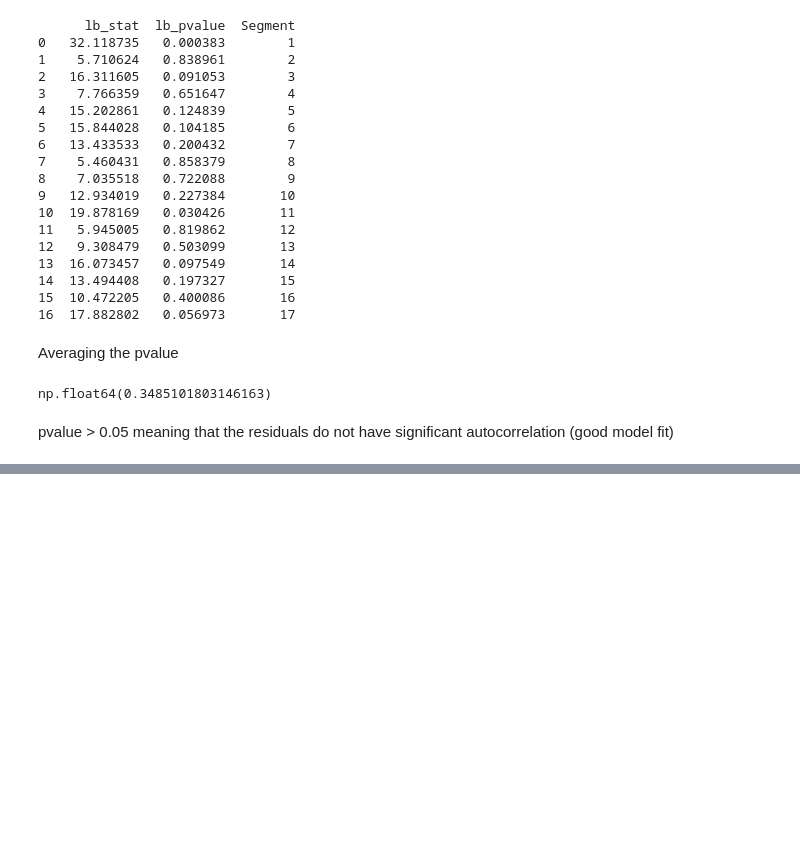
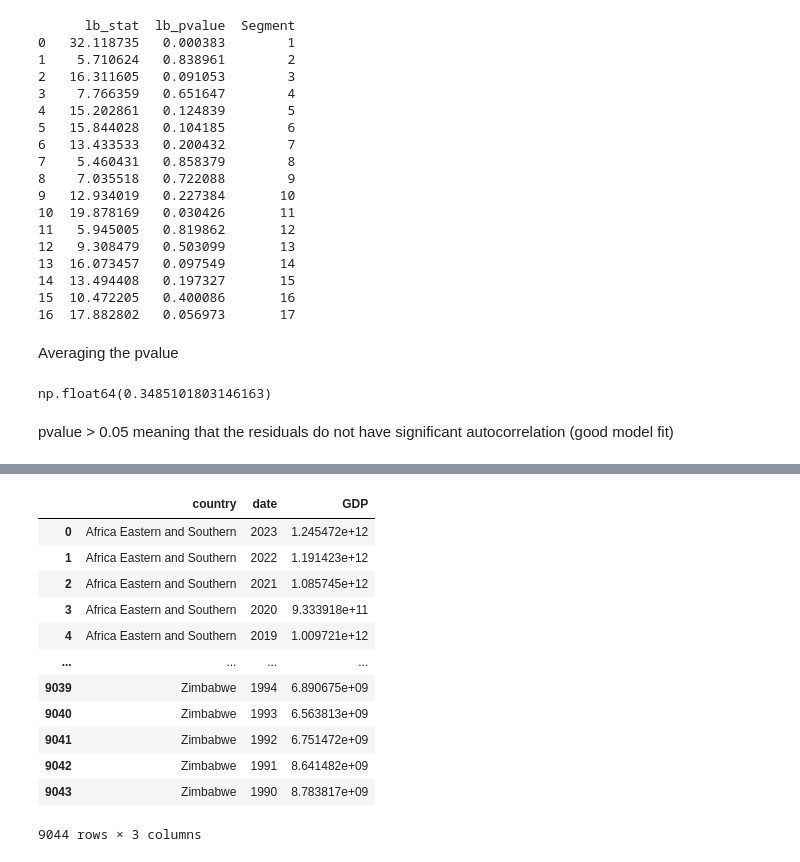
Before and after one commit to basleal22/kaim-week-10, a Jupyter notebook: notebooks/model_vis.ipynb, the cells around one changed output, grey strips where cells are left out. Saved outputs shown, nothing was run; the diff lists cells and outputs as text; code cells hidden in the pictures; blank space fills up the shorter version.

```diff
--- a/notebooks/model_vis.ipynb
+++ b/notebooks/model_vis.ipynb
@@ -306,0 +395,24 @@ pvalue > 0.05 meaning that the residuals do not have significant autocorrelation
+# %%
+#fetch GDP growth rate from world Bank (indicator)
+indicator={'NY.GDP.MKTP.CD':'GDP'}
+#define data range
+start_date='1990'
+end_date = '2024'
+#fetch data
+gdp_data =  wbdata.get_dataframe(indicator, date=(start_date, end_date))
+gdp_data = gdp_data.reset_index()
+gdp_data
+# %% [output]
+|  | country | date | GDP |
+| 0 | Africa Eastern and Southern | 2023 | 1.245472e+12 |
+| 1 | Africa Eastern and Southern | 2022 | 1.191423e+12 |
+| 2 | Africa Eastern and Southern | 2021 | 1.085745e+12 |
+| 3 | Africa Eastern and Southern | 2020 | 9.333918e+11 |
+| 4 | Africa Eastern and Southern | 2019 | 1.009721e+12 |
+| ... | ... | ... | ... |
+| 9039 | Zimbabwe | 1994 | 6.890675e+09 |
+| 9040 | Zimbabwe | 1993 | 6.563813e+09 |
+| 9041 | Zimbabwe | 1992 | 6.751472e+09 |
+| 9042 | Zimbabwe | 1991 | 8.641482e+09 |
+| 9043 | Zimbabwe | 1990 | 8.783817e+09 |
+9044 rows × 3 columns
```
Also changed, not shown: parts of 13 cells of this notebook.
